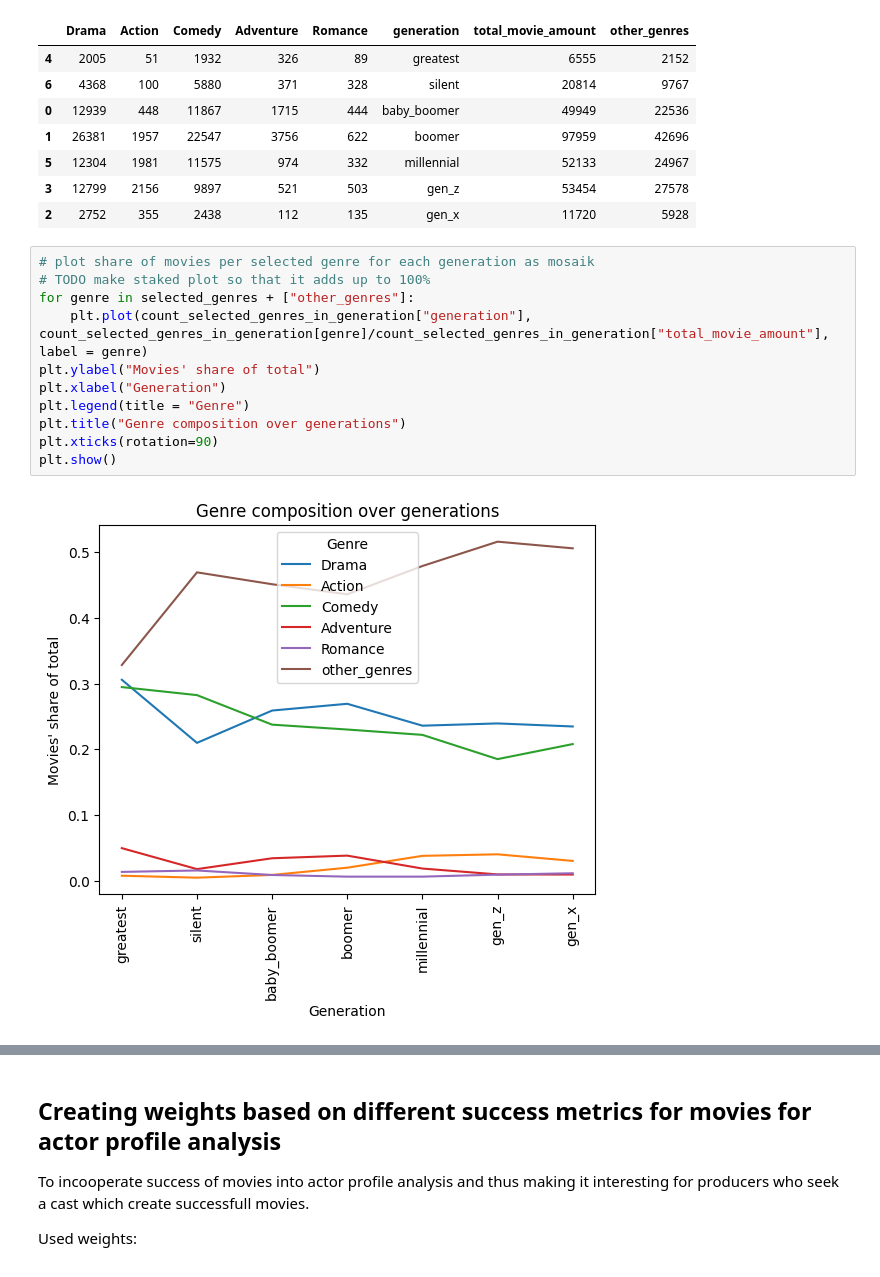
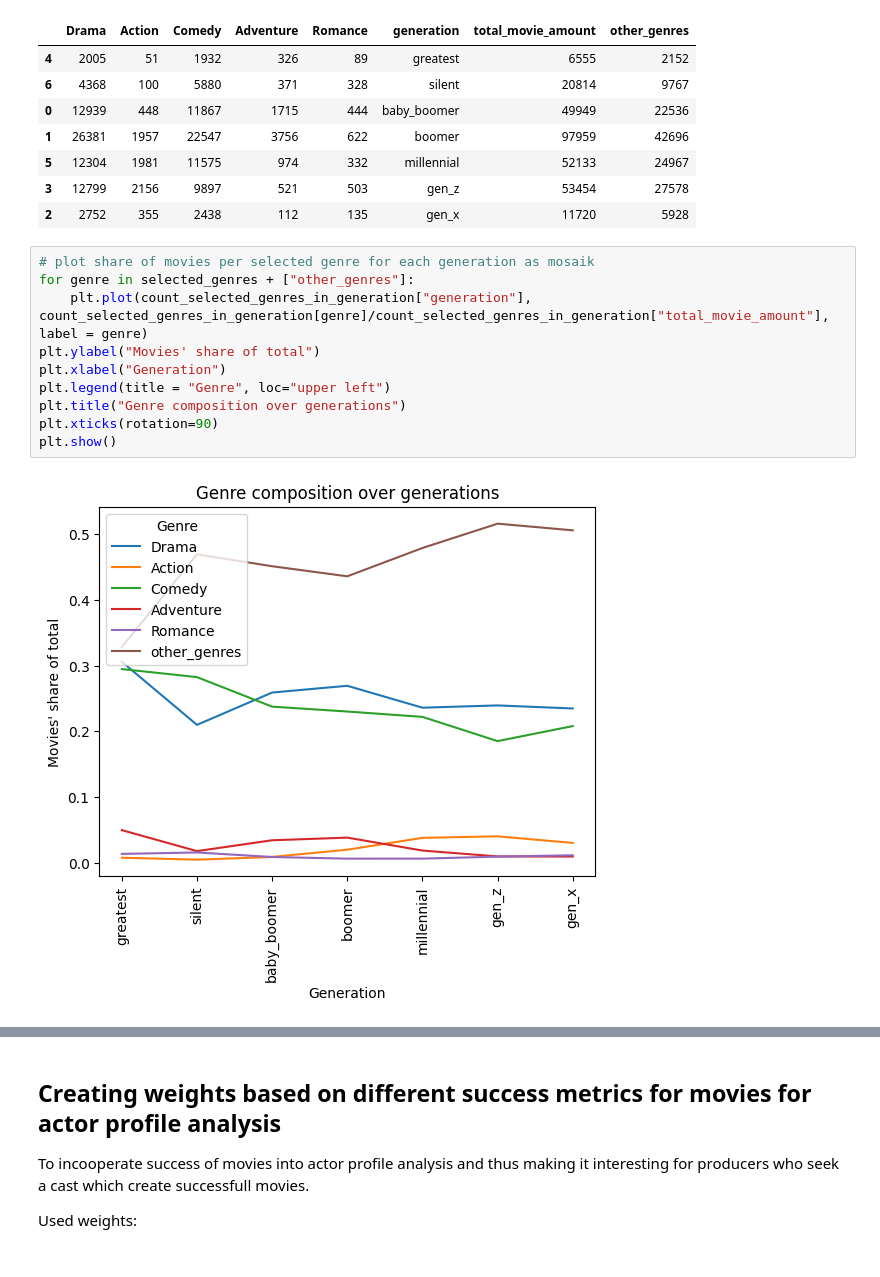
Before and after one commit to epfl-ada/ada-2022-project-jash, a Jupyter notebook: analysis_overtime.ipynb, the cells around one changed output, grey strips where cells are left out. Drawn from its saved outputs; the diff is of its cells as text.

```diff
--- a/analysis_overtime.ipynb
+++ b/analysis_overtime.ipynb
@@ -123,14 +123,13 @@ count_selected_genres_in_generation
 | 2 | 2752 | 355 | 2438 | 112 | 135 | gen_x | 11720 | 5928 |
 # %%
 # plot share of movies per selected genre for each generation as mosaik
-# TODO make staked plot so that it adds up to 100%
 for genre in selected_genres + ["other_genres"]:
     plt.plot(count_selected_genres_in_generation["generation"], count_selected_genres_in_generation[genre]/count_selected_genres_in_generation["total_movie_amount"], label = genre)
 plt.ylabel("Movies' share of total")
 plt.xlabel("Generation")
-plt.legend(title = "Genre")
+plt.legend(title = "Genre", loc="upper left")
 plt.title("Genre composition over generations")
 plt.xticks(rotation=90)
 plt.show()
 # %% [output]
-[figure, old version]
+[figure, new version]
```
Also changed, not shown: parts of 8 cells of this notebook, 1 other file.
